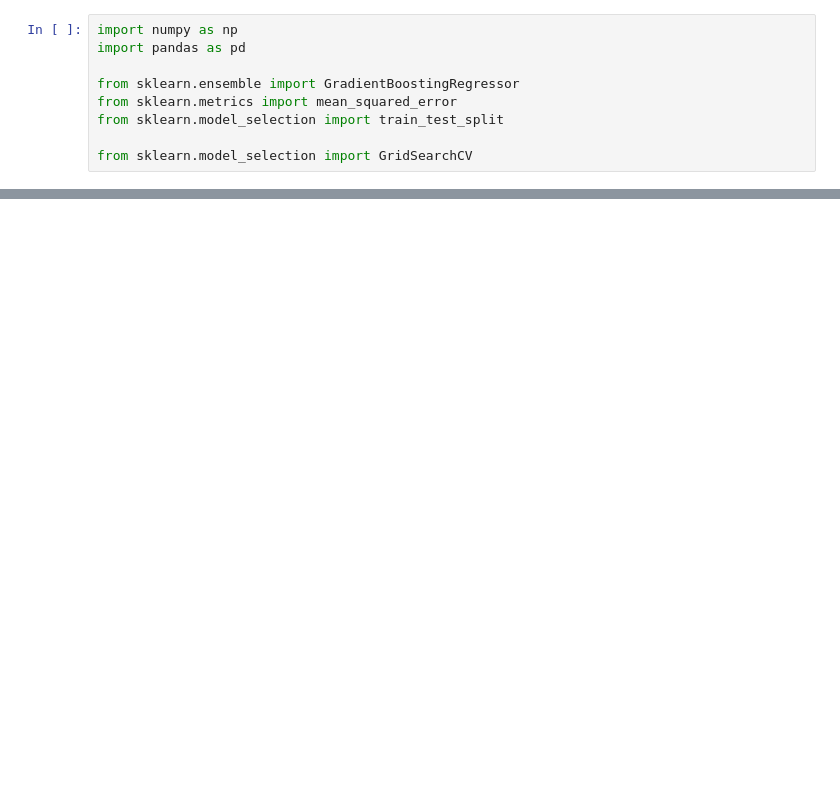
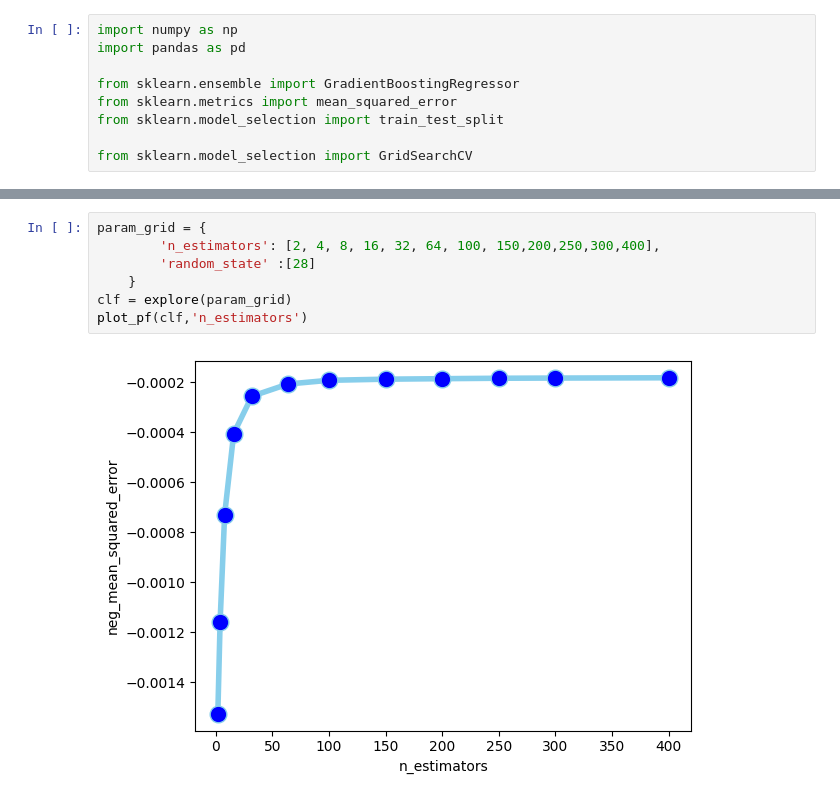
Before and after one commit to LYAccc/CS273_Final_Project, a Jupyter notebook: Untitled.ipynb, the cells around one changed output, grey strips where cells are left out. Drawn from its saved outputs; the diff is of its cells as text; blank space fills up the shorter version.

```diff
--- a/Untitled.ipynb
+++ b/Untitled.ipynb
@@ -48,0 +67,9 @@ array([[ 2.05564154, 15.01183915],
+# %%
+param_grid = {
+        'n_estimators': [2, 4, 8, 16, 32, 64, 100, 150,200,250,300,400],
+        'random_state' :[28]
+    }
+clf = explore(param_grid)
+plot_pf(clf,'n_estimators')
+# %% [output]
+[figure, added]
```
Also changed, not shown: parts of 23 cells of this notebook.
